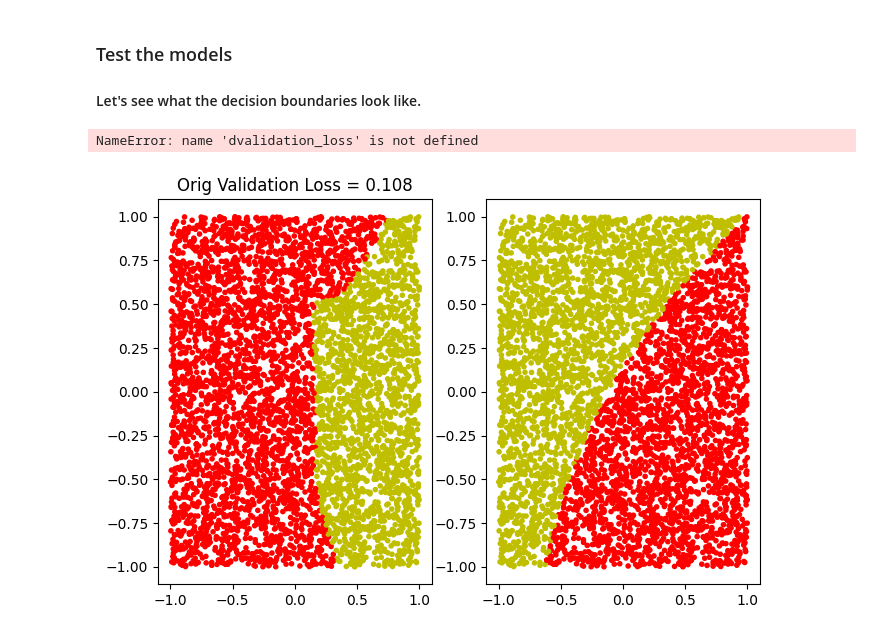
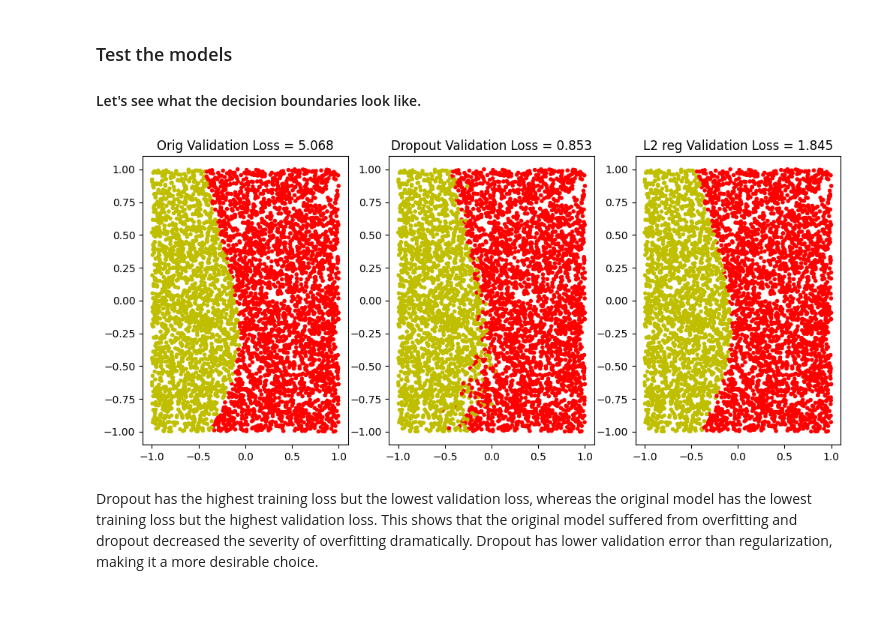
Before and after one commit to eth-tran/CS479-Assignment-3, a Jupyter notebook: a3q3.ipynb, the cells around one changed output. Drawn from its saved outputs; the diff is of its cells as text; code cells hidden in the pictures; blank space fills up the shorter version.

```diff
--- a/a3q3.ipynb
+++ b/a3q3.ipynb
@@ -177,4 +177,6 @@ Final loss = 0.1078106090426445
 # %%
 #network with dropout (dnet) training here
+dnet.drop_lyr1.dropprob = 0.5
+dnet.drop_lyr2.dropprob = 0.5
 dlosses = dnet.learn(train.inputs(), train.targets(), epochs=n_epochs, lr=lr)
 # %% [output]
@@ -184,4 +186,6 @@ Final loss = 0.1078106090426445
 
 
 #network with l2 regularization (l2net) training here
-l2losses = None
+l2net.drop_lyr1.dropprob = 0.
+l2net.drop_lyr2.dropprob = 0.
+l2losses = l2net.learn(train.inputs(), train.targets(), epochs=n_epochs, lr=lr, l2_lambda=1e-3)
@@ -191,18 +198,28 @@ l2losses = None
 # %%
 
 # Compute validation losses here: "validation_loss", "dvalidation_loss", "l2validation_loss
+
+def compute_validation_loss(model, x, t):
+    model.eval()
+    with torch.no_grad():
+        y = model(x)
+        val_data_loss = model.loss_fcn(y.squeeze(), t.squeeze()).item()
+    return val_data_loss
+
+validation_loss = compute_validation_loss(net, validation.inputs(), validation.targets())
+dvalidation_loss = compute_validation_loss(dnet, validation.inputs(), validation.targets())
+l2validation_loss = compute_validation_loss(l2net, validation.inputs(), validation.targets())
 
 # Displaying the results
 plt.figure(figsize=(12,5))
 plt.subplot(1,3,1)
 #Original model
-validation.plot(labels=net(validation.inputs())); plt.title(f'Orig Validation Loss = {0.1078106090426445:.3f}')
+validation.plot(labels=net(validation.inputs())); plt.title(f'Orig Validation Loss = {validation_loss:.3f}')
 plt.subplot(1,3,2)
 #Model with dropout
 validation.plot(labels=dnet(validation.inputs())); plt.title(f'Dropout Validation Loss = {dvalidation_loss:.3f}');
 plt.subplot(1,3,3)
 #Model with L2 regularization
 validation.plot(labels=l2net(validation.inputs())); plt.title(f'L2 reg Validation Loss = {l2validation_loss:.3f}');
 # %% [output]
-NameError: name 'dvalidation_loss' is not defined
-[figure, old version]
+[figure, new version]
@@ -211,0 +226,2 @@ NameError: name 'dvalidation_loss' is not defined
+# %% [markdown]
+Dropout has the highest training loss but the lowest validation loss, whereas the original model has the lowest training loss but the highest validation loss. This shows that the original model suffered from overfitting and dropout decreased the severity of overfitting dramatically. Dropout has lower validation error than regularization, making it a more desirable choice.
```
Also changed, not shown: parts of 6 cells of this notebook.
